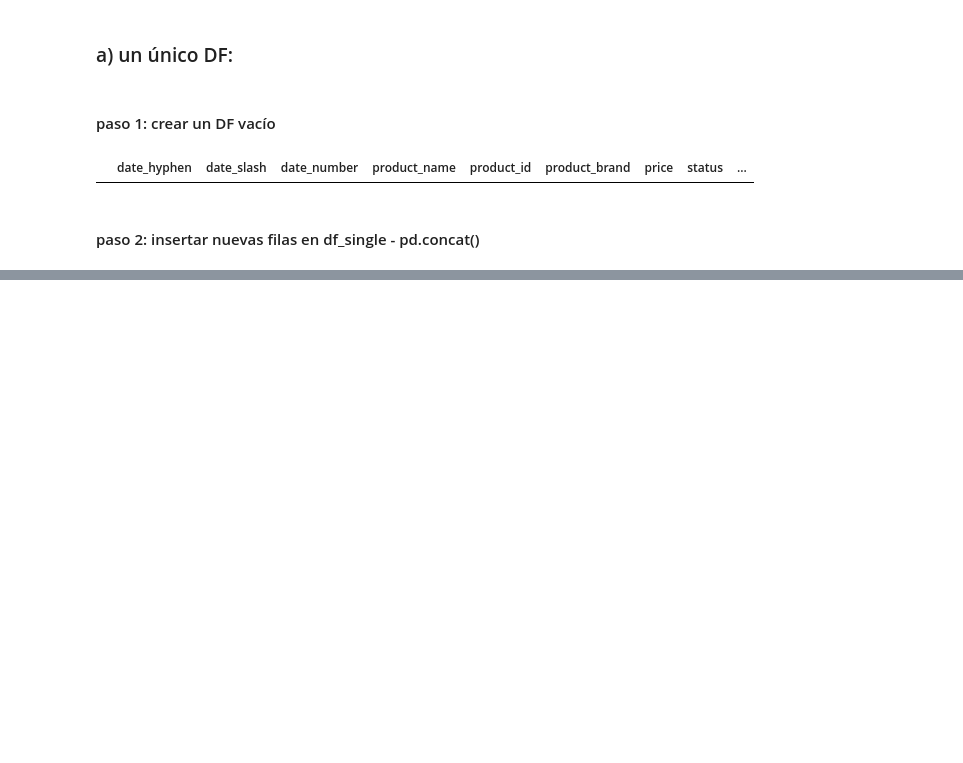
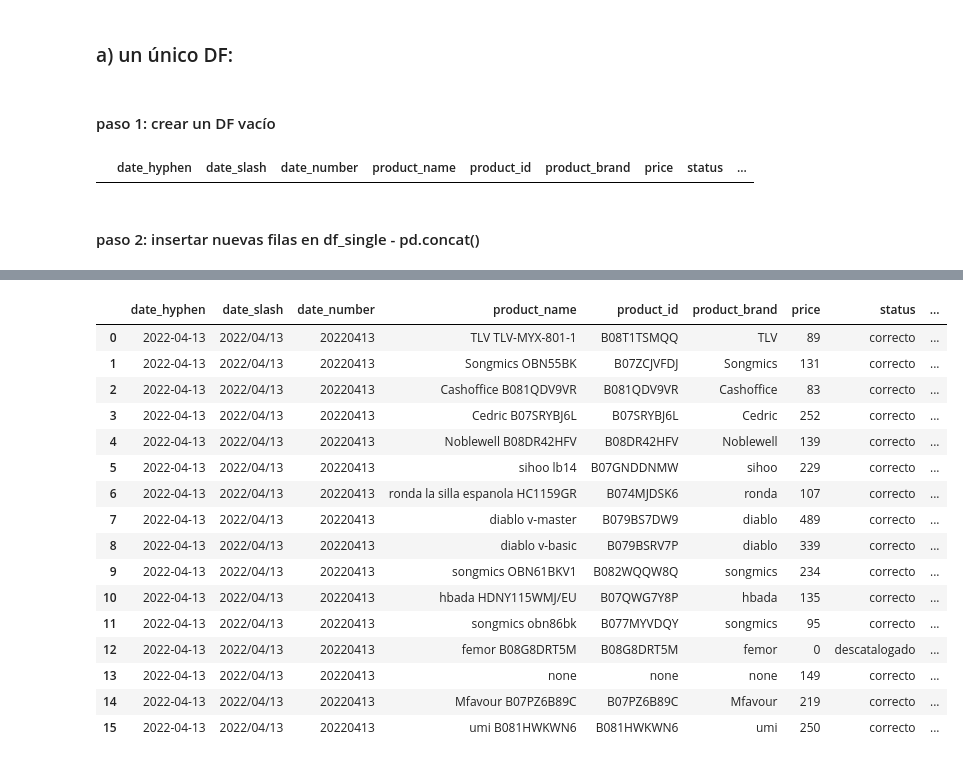
Before and after one commit to alvaro-saez/business_afi, a Jupyter notebook: notebooks/business_afi_acquisition.ipynb, the cells around one changed output, grey strips where cells are left out. Saved outputs shown, nothing was run; the diff lists cells and outputs as text; code cells hidden in the pictures; blank space fills up the shorter version.

```diff
--- a/notebooks/business_afi_acquisition.ipynb
+++ b/notebooks/business_afi_acquisition.ipynb
@@ -269,0 +322,20 @@ df_single
+# %%
+df_single
+# %% [output]
+|  | date_hyphen | date_slash | date_number | product_name | product_id | product_brand | price | status | ... |
+| 0 | 2022-04-13 | 2022/04/13 | 20220413 | TLV TLV-MYX-801-1 | B08T1TSMQQ | TLV | 89 | correcto | ... |
+| 1 | 2022-04-13 | 2022/04/13 | 20220413 | Songmics OBN55BK | B07ZCJVFDJ | Songmics | 131 | correcto | ... |
+| 2 | 2022-04-13 | 2022/04/13 | 20220413 | Cashoffice B081QDV9VR | B081QDV9VR | Cashoffice | 83 | correcto | ... |
+| 3 | 2022-04-13 | 2022/04/13 | 20220413 | Cedric B07SRYBJ6L | B07SRYBJ6L | Cedric | 252 | correcto | ... |
+| 4 | 2022-04-13 | 2022/04/13 | 20220413 | Noblewell B08DR42HFV | B08DR42HFV | Noblewell | 139 | correcto | ... |
+| 5 | 2022-04-13 | 2022/04/13 | 20220413 | sihoo lb14 | B07GNDDNMW | sihoo | 229 | correcto | ... |
+| 6 | 2022-04-13 | 2022/04/13 | 20220413 | ronda la silla espanola HC1159GR | B074MJDSK6 | ronda | 107 | correcto | ... |
+| 7 | 2022-04-13 | 2022/04/13 | 20220413 | diablo v-master | B079BS7DW9 | diablo | 489 | correcto | ... |
+| 8 | 2022-04-13 | 2022/04/13 | 20220413 | diablo v-basic | B079BSRV7P | diablo | 339 | correcto | ... |
+| 9 | 2022-04-13 | 2022/04/13 | 20220413 | songmics OBN61BKV1 | B082WQQW8Q | songmics | 234 | correcto | ... |
+| 10 | 2022-04-13 | 2022/04/13 | 20220413 | hbada HDNY115WMJ/EU | B07QWG7Y8P | hbada | 135 | correcto | ... |
+| 11 | 2022-04-13 | 2022/04/13 | 20220413 | songmics obn86bk | B077MYVDQY | songmics | 95 | correcto | ... |
+| 12 | 2022-04-13 | 2022/04/13 | 20220413 | femor B08G8DRT5M | B08G8DRT5M | femor | 0 | descatalogado | ... |
+| 13 | 2022-04-13 | 2022/04/13 | 20220413 | none | none | none | 149 | correcto | ... |
+| 14 | 2022-04-13 | 2022/04/13 | 20220413 | Mfavour B07PZ6B89C | B07PZ6B89C | Mfavour | 219 | correcto | ... |
+| 15 | 2022-04-13 | 2022/04/13 | 20220413 | umi B081HWKWN6 | B081HWKWN6 | umi | 250 | correcto | ... |
```
Also changed, not shown: parts of 8 cells of this notebook.
